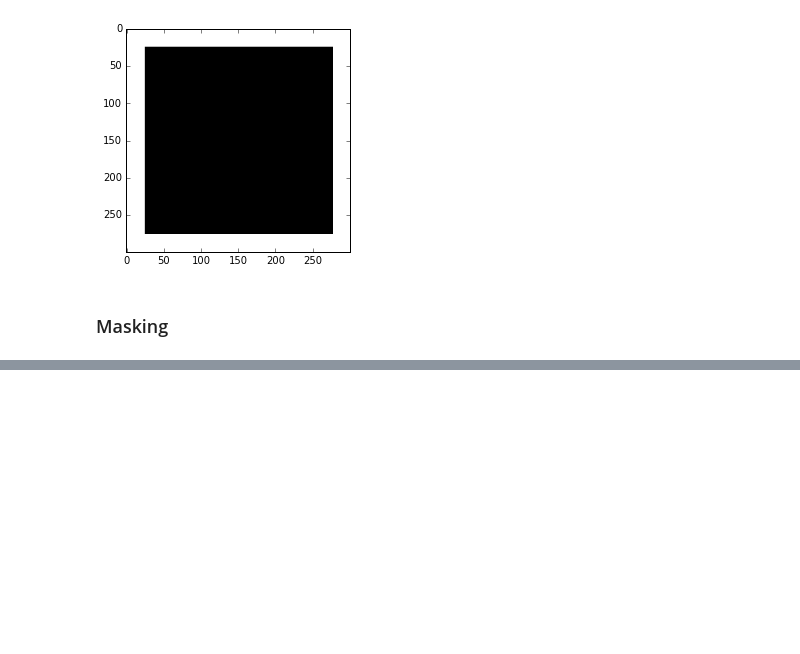
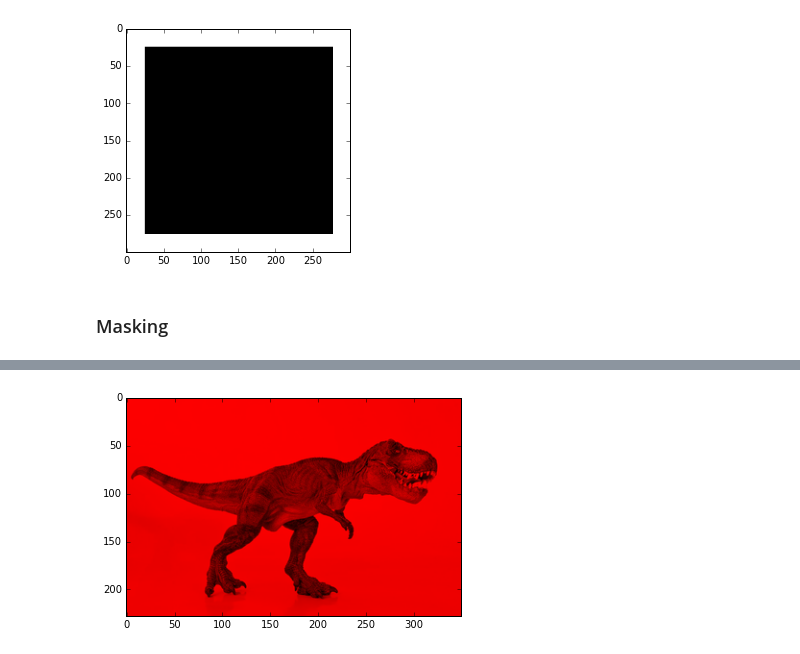
Before and after one commit to Bugnon/oc-2017, a Jupyter notebook: exam/Benoit_OpenCV.ipynb, the cells around one changed output, grey strips where cells are left out. Cells and saved outputs as stored; diff of their text form; code cells hidden in the pictures; blank space fills up the shorter version.

```diff
--- a/exam/Benoit_OpenCV.ipynb
+++ b/exam/Benoit_OpenCV.ipynb
@@ -390,0 +428,12 @@ show(bitwiseNot)
+# %%
+# Exemple:
+imgR = cv2.imread('trex.png')
+(B,G,R) = cv2.split(imgR)
+zeros = np.zeros(img.shape[:2], dtype = 'uint8')
+
+imgR = cv2.merge([zeros,zeros,R])
+show(imgR)
+
+# Si on veut changer la couleur du filtre de l'image on modifie la position des zeros dans cv2.merge()
+# %% [output]
+[figure, added]
```
Also changed, not shown: parts of 49 cells of this notebook.
